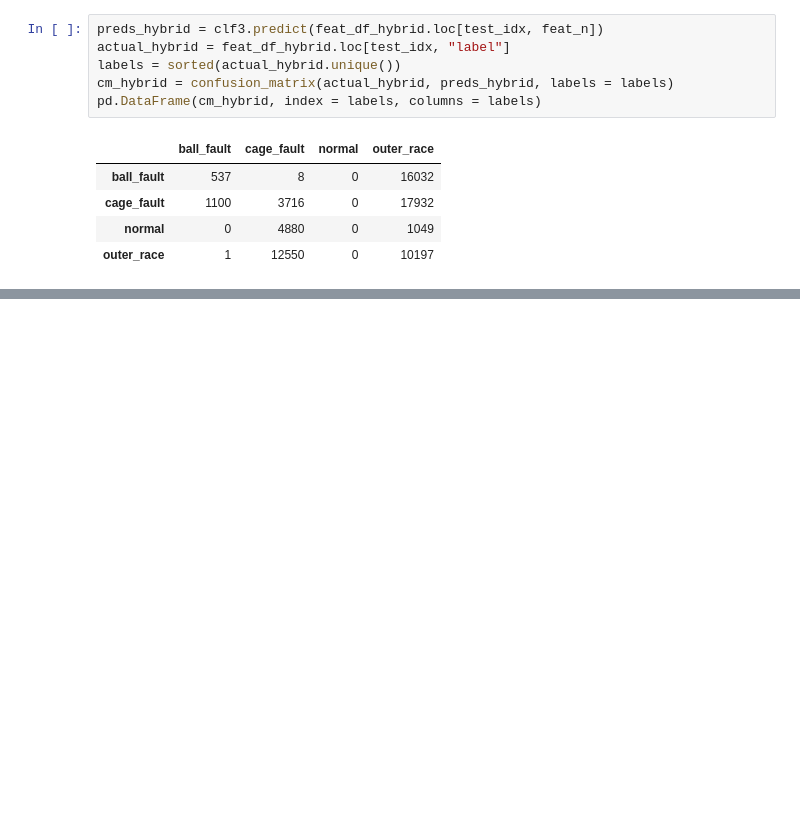
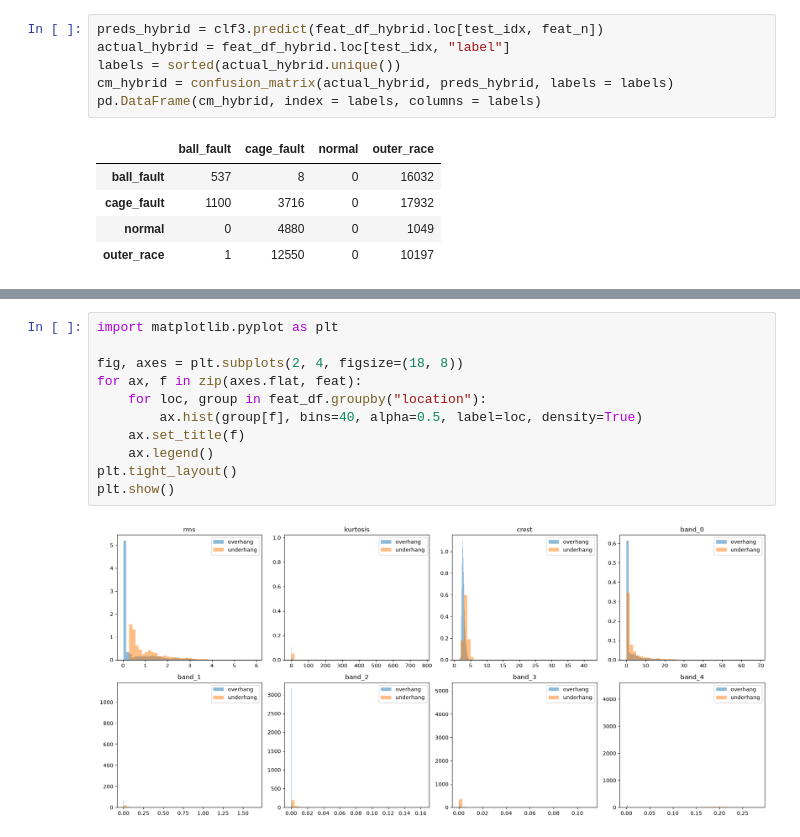
Before and after one commit to yashhorseman/bearing-fault-detection, a Jupyter notebook: notebooks/mafaulda.ipynb, the cells around one changed output, grey strips where cells are left out. Saved outputs shown, nothing was run; the diff lists cells and outputs as text; blank space fills up the shorter version.

Commit message:
Diaganose location leakage in MaFaulDa features, try standardization + CORAL for corss-location transfer

```diff
--- a/notebooks/mafaulda.ipynb
+++ b/notebooks/mafaulda.ipynb
@@ -259,0 +328,13 @@ for i in range
+# %%
+import matplotlib.pyplot as plt
+
+fig, axes = plt.subplots(2, 4, figsize=(18, 8))
+for ax, f in zip(axes.flat, feat):
+    for loc, group in feat_df.groupby("location"):
+        ax.hist(group[f], bins=40, alpha=0.5, label=loc, density=True)
+    ax.set_title(f)
+    ax.legend()
+plt.tight_layout()
+plt.show()
+# %% [output]
+[figure, added]
```
Also changed, not shown: parts of 15 cells of this notebook.
